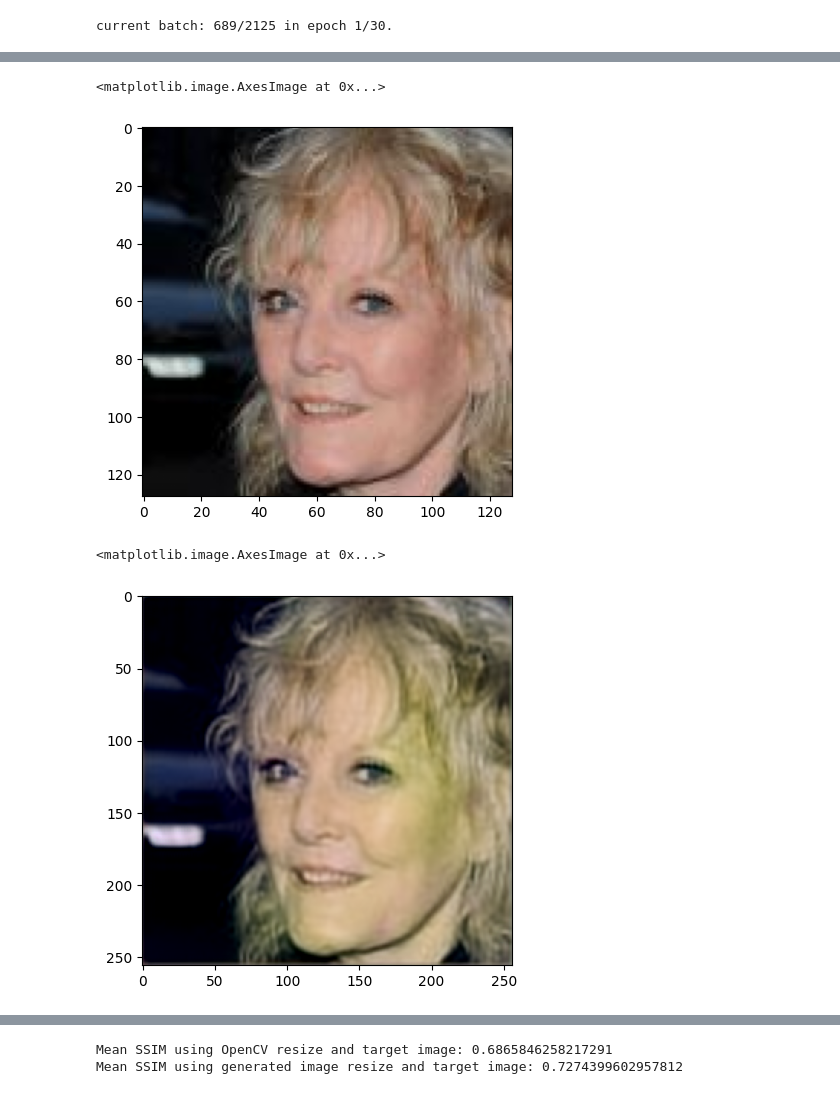
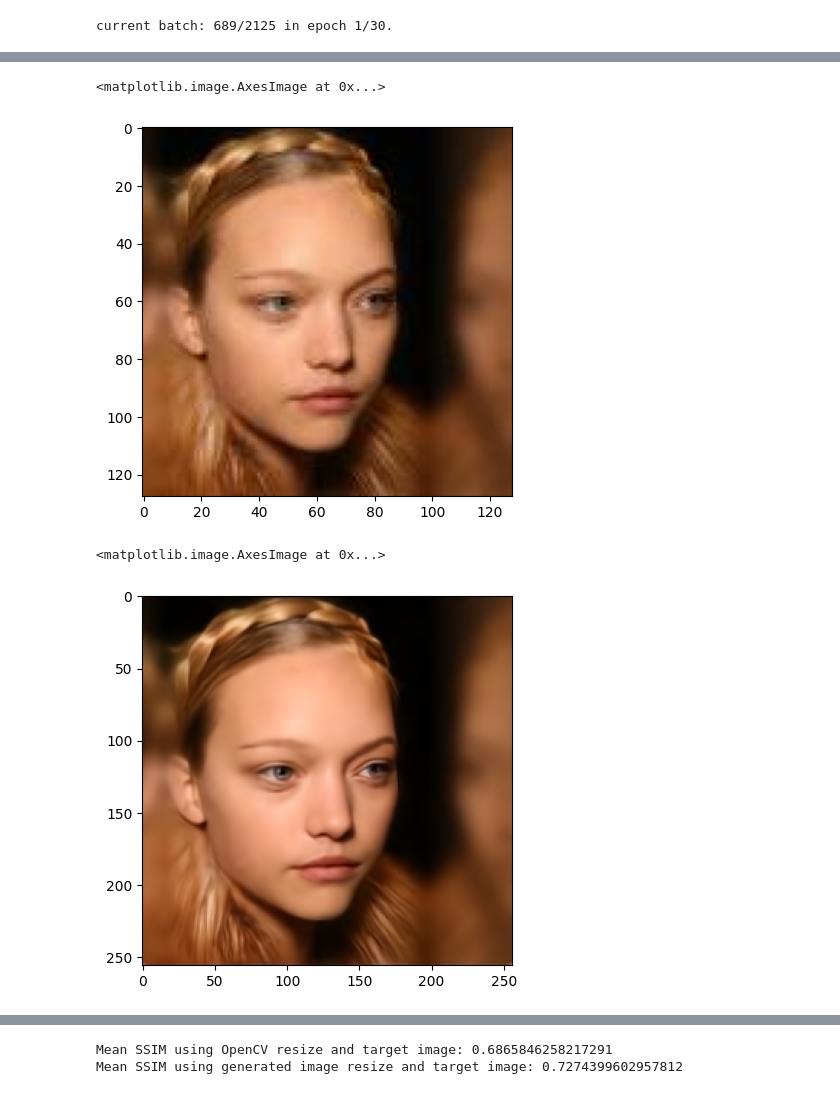
Before and after one commit to mserek/face_superresolution, a Jupyter notebook: training.ipynb, the cells around one changed output, grey strips where cells are left out. Cells and saved outputs as stored; diff of their text form; code cells hidden in the pictures.

```diff
--- a/training.ipynb
+++ b/training.ipynb
@@ -87,8 +91,8 @@ test_X = test_X / 127.5 - 1
 generator_optimizer = tf.keras.optimizers.Adam(0.001)
 discriminator_optimizer = tf.keras.optimizers.Adam(0.001)
 
-#discriminator = tf.keras.models.load_model("saved_models/disc_SRGAN_10k_e70")
-#generator = tf.keras.models.load_model("saved_models/gen_SRGAN_10k_e70")
+discriminator = tf.keras.models.load_model("saved_models/disc_SRGAN_10k_e70")
+generator = tf.keras.models.load_model("saved_models/gen_SRGAN_10k_e70")
 
-generator = get_generator()
-discriminator = get_discriminator()
+# generator = get_generator()
+# discriminator = get_discriminator()
@@ -181,14 +194,14 @@ current batch: 689/2125 in epoch 1/30.
 def out_to_img(tensor):
     return np.clip(tensor.numpy()/2 + 0.5, 0, 1)[0,:,:,::-1]
 # %%
-plt.imshow((test_X[2]/2 + 0.5)[:,:,::-1])
+plt.imshow((test_images_X[3]/2 + 0.5)[:,:,::-1])
 # %% [output]
 <matplotlib.image.AxesImage at 0x...>
-[figure, old version]
+[figure, new version]
 # %%
-gen_out = generator(test_X[2].reshape(1, 128, 128, 3), training=False)
+gen_out = generator(test_images_X[3].reshape(1, 128, 128, 3), training=False)
 plt.imshow(out_to_img(gen_out))
 # %% [output]
 <matplotlib.image.AxesImage at 0x...>
-[figure, old version]
+[figure, new version]
 # %%
```
Also changed, not shown: parts of 10 cells of this notebook.
